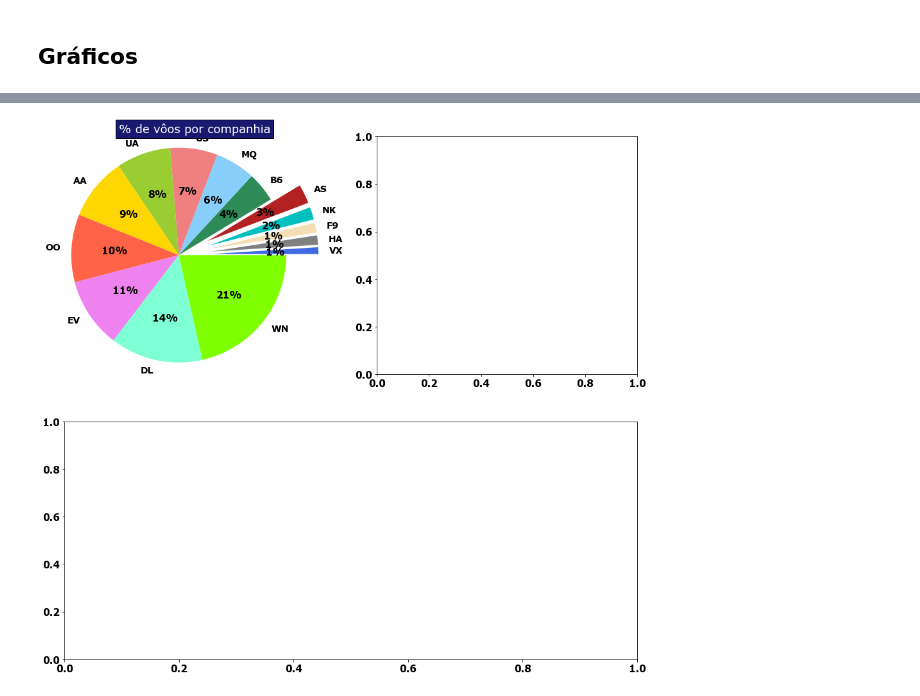
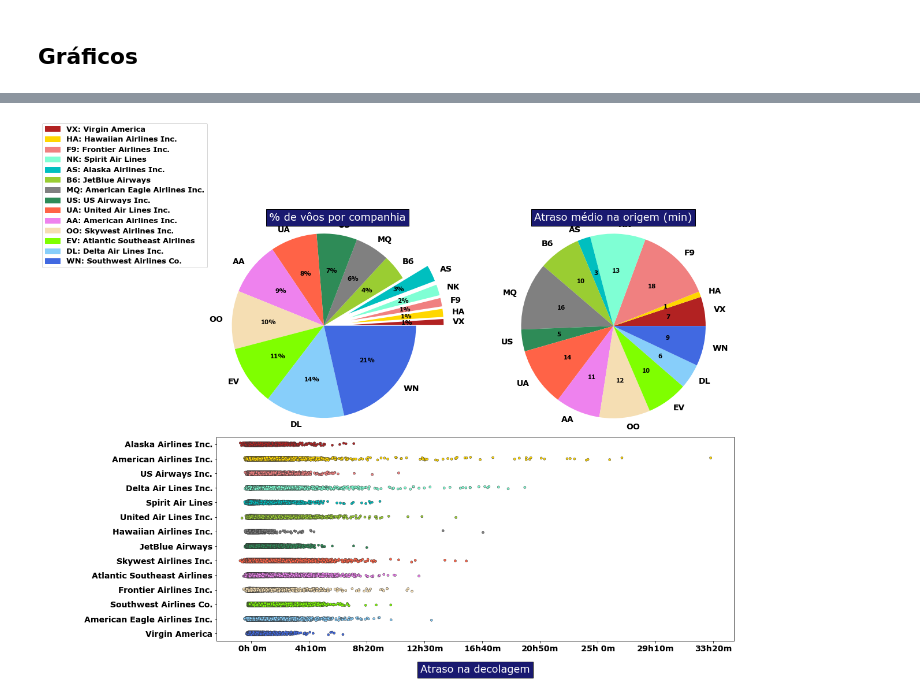
Before and after one commit to bekwendhausen/voos-kaggle-2015, a Jupyter notebook: flights-delay.ipynb, the cells around one changed output, grey strips where cells are left out. Cells and saved outputs as stored; diff of their text form; code cells hidden in the pictures.

```diff
--- a/flights-delay.ipynb
+++ b/flights-delay.ipynb
@@ -196,30 +197,88 @@ import matplotlib.patches as mpatches
 df2 = df.loc[:, ['AIRLINE', 'DEPARTURE_DELAY']]
 df2['AIRLINE'] = df2['AIRLINE'].replace(abrev_companhias)
 # %%
-colors = ['royalblue', 'grey', 'wheat', 'c', 'firebrick', 'seagreen', 'lightskyblue', 'lightcoral', 'yellowgreen', 'gold', 'tomato', 'violet', 'aquamarine', 'chartreuse']
+colors = ['royalblue', 'grey', 'wheat', 'c', 'firebrick', 'seagreen',
+          'lightskyblue', 'lightcoral', 'yellowgreen', 'gold',
+          'tomato', 'violet', 'aquamarine', 'chartreuse']
 # %%
-fig = plt.figure(1, figsize=(16,15))
-gs=GridSpec(2,2)
-ax1=fig.add_subplot(gs[0,0])
-ax2=fig.add_subplot(gs[0,1])
-ax3=fig.add_subplot(gs[1,:])
+fig = plt.figure(1, figsize=(16, 15))
+gs = GridSpec(2, 2)
+ax1 = fig.add_subplot(gs[0, 0])
+ax2 = fig.add_subplot(gs[0, 1])
+ax3 = fig.add_subplot(gs[1, :])
 
+# --
 # Gráfico de pizza 1: número de vôos
 
 labels = [s for s in estats_companhias.index]
 sizes = estats_companhias['contagem'].values
-explode = [0.3 if sizes[i] < 20000 else 0.0 for i in range(len
-          (abrev_companhias))]
-patches, texts, autotexts = ax1.pie(sizes, explode = explode,
-                            labels=labels, colors = colors,
-                            autopct='%1.0f%%', shadow=False,
-                            startangle=0)
+explode = [0.3 if sizes[i] < 20000
+           else 0.0 for i in range(len(abrev_companhias))]
+patches, texts, autotexts = ax1.pie(sizes, explode=explode,
+                                    labels=labels, colors=colors,
+                                    autopct='%1.0f%%', shadow=False,
+                                    startangle=0)
 
 for i in range(len(abrev_companhias)):
-  texts[i].set_fontsize(14)
+    texts[i].set_fontsize(14)
 
 ax1.axis('equal')
 ax1.set_title('% de vôos por companhia',
               bbox={'facecolor': 'midnightblue', 'pad': 5},
-              color = 'w', fontsize = 18)
+              color='w', fontsize=18)
+
+# --
+# Colocando a legenda: abreviação -> nome da companhia aérea
+
+comp_handler = []
+for i in range(len(abrev_companhias)):
+    comp_handler.append(mpatches.Patch(color=colors[i],
+                                       label=estats_companhias.index[i] + ': ' + abrev_companhias[estats_companhias.index[i]]))
+ax1.legend(handles=comp_handler, bbox_to_anchor=(0.2, 0.9),
+           fontsize=13, bbox_transform=plt.gcf().transFigure)
+
+# --
+# Gráfico de pizza 2: atraso médio ao decolar
+
+sizes = estats_companhias['média'].values
+sizes = [max(s, 0) for s in sizes]
+explode = [0.0 if sizes[i] < 20000
+           else 0.01 for i in range(len(abrev_companhias))]
+patches, texts, autotexts = ax2.pie(sizes, explode=explode,
+                                    labels=labels, colors=colors,
+                                    shadow=False, startangle=0,
+                                    autopct=lambda p: '{:.0f}'.format(p * sum(sizes) / 100))
+for i in range(len(abrev_companhias)):
+    texts[i].set_fontsize(14)
+ax2.axis('equal')
+ax2.set_title('Atraso médio na origem (min)',
+              bbox={'facecolor': 'midnightblue', 'pad': 5},
+              color='w', fontsize=18)
+
+# --
+# Strip plot com todos os valores reportados para atrasos
+# Redefinindo as cores para corresponder com os gráficos de pizza
+
+colors = ['firebrick', 'gold', 'lightcoral', 'aquamarine', 'c',
+          'yellowgreen', 'grey', 'seagreen', 'tomato', 'violet',
+          'wheat', 'chartreuse', 'lightskyblue', 'royalblue']
+
+# --
+
+ax3 = sns.stripplot(y="AIRLINE", x="DEPARTURE_DELAY", size=4,
+                    palette=colors, data=df2, linewidth=0.5,
+                    jitter=True)
+plt.setp(ax3.get_xticklabels(), fontsize=14)
+plt.setp(ax3.get_yticklabels(), fontsize=14)
+ax3.set_xticklabels(['{:2.0f}h{:2.0f}m'.format(
+    *[int(y) for y in divmod(x, 60)])
+    for x in ax3.get_xticks()])
+plt.xlabel('Atraso na decolagem', fontsize=18,
+           bbox={'facecolor': 'midnightblue', 'pad': 5},
+           color='w', labelpad=20)
+ax3.yaxis.label.set_visible(False)
+
+# --
+
+plt.tight_layout(w_pad=3)
 # %% [output]
@@ -227 +285 @@ Text(0.5, 1.0, '% de vôos por companhia')
-[figure, old version]
+[figure, new version]
```
Also changed, not shown: parts of 7 cells of this notebook.
